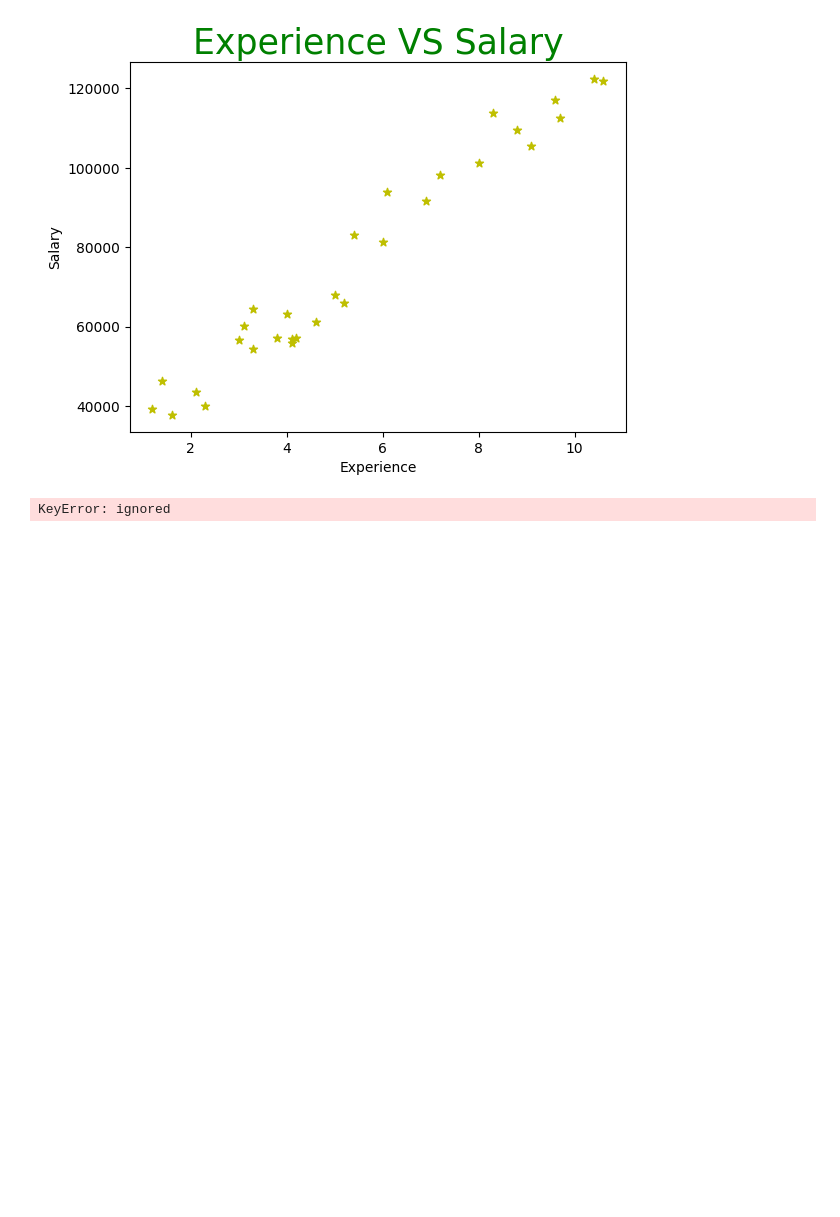
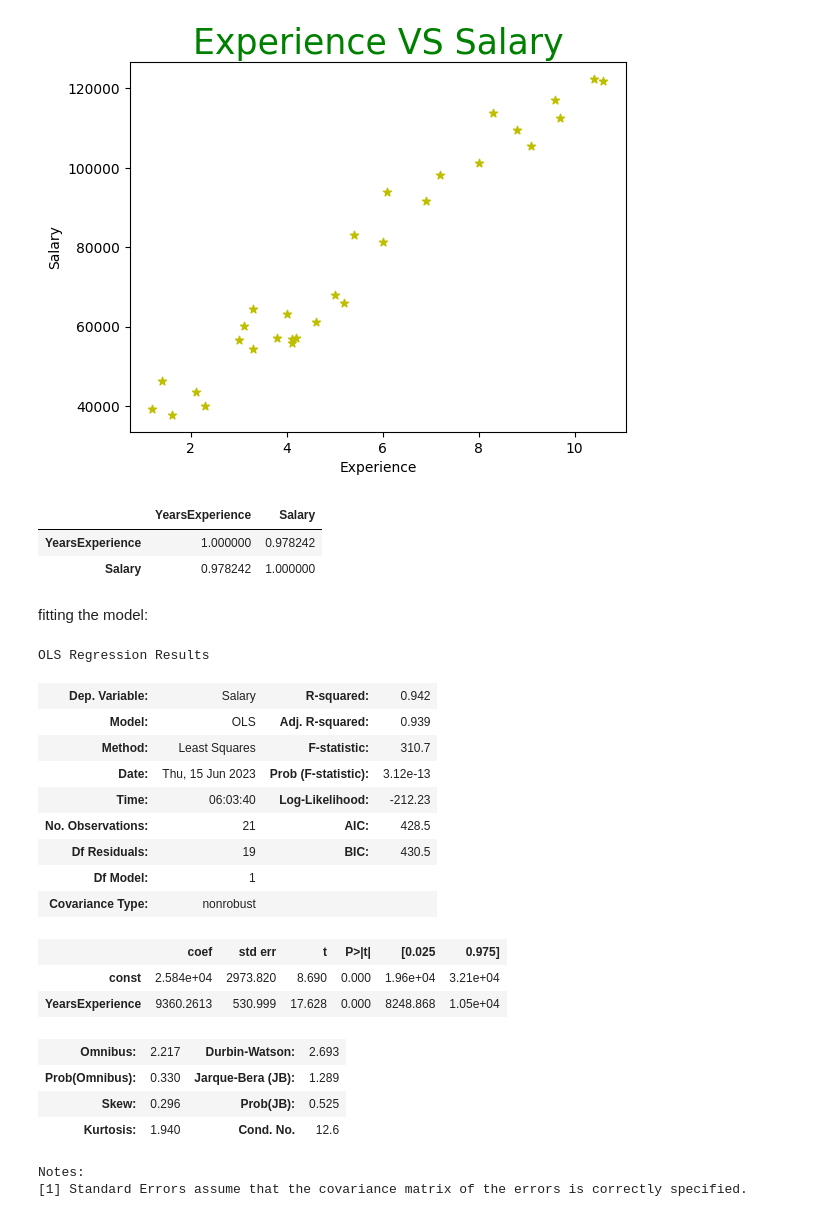
Before and after one commit to Inferno-coder/MachineLearning, a Jupyter notebook: Regression_Practice.ipynb, the cells around one changed output. Cells and saved outputs as stored; diff of their text form; code cells hidden in the pictures; blank space fills up the shorter version.

```diff
--- a/Regression_Practice.ipynb
+++ b/Regression_Practice.ipynb
@@ -36,9 +42,38 @@ Text(0, 0.5, 'Salary')
+# %%
+df.corr()
+# %% [output]
+|  | YearsExperience | Salary |
+| YearsExperience | 1.000000 | 0.978242 |
+| Salary | 0.978242 | 1.000000 |
 # %%
-x=np.array(df.YearsExperience)
-y=np.array(df.Salary)
-Xtrain,Xtest,Ytrain,Ytest=train_test_split(x,y,test_size=0.2,random_state=0)
-model=LinearRegression()
-model.fit(Xtrain,Xtest)
-#model.pedict(Ytrain)
+from numpy.random.mtrand import random_sample
+X=df['YearsExperience']
+y=df['Salary']
+Xtrain,Xtest,Ytrain,Ytest=train_test_split(X,y,test_size=0.3,random_state=0)
-# %% [output]
-KeyError: ignored
+# %% [markdown]
+fitting the model:
+# %%
+Xtrain_sm=sm.add_constant(Xtrain)
+model=sm.OLS(Ytrain,Xtrain_sm).fit()
+# %%
+model.summary()
+# %% [output]
+OLS Regression Results
+| Dep. Variable: | Salary | R-squared: | 0.942 |
+| Model: | OLS | Adj. R-squared: | 0.939 |
+| Method: | Least Squares | F-statistic: | 310.7 |
+| Date: | Thu, 15 Jun 2023 | Prob (F-statistic): | 3.12e-13 |
+| Time: | 06:03:40 | Log-Likelihood: | -212.23 |
+| No. Observations: | 21 | AIC: | 428.5 |
+| Df Residuals: | 19 | BIC: | 430.5 |
+| Df Model: | 1 |  |  |
+| Covariance Type: | nonrobust |  |  |
+|  | coef | std err | t | P>|t| | [0.025 | 0.975] |
+| const | 2.584e+04 | 2973.820 | 8.690 | 0.000 | 1.96e+04 | 3.21e+04 |
+| YearsExperience | 9360.2613 | 530.999 | 17.628 | 0.000 | 8248.868 | 1.05e+04 |
+| Omnibus: | 2.217 | Durbin-Watson: | 2.693 |
+| Prob(Omnibus): | 0.330 | Jarque-Bera (JB): | 1.289 |
+| Skew: | 0.296 | Prob(JB): | 0.525 |
+| Kurtosis: | 1.940 | Cond. No. | 12.6 |
+Notes:
+[1] Standard Errors assume that the covariance matrix of the errors is correctly specified.
```
Also changed, not shown: parts of 11 cells of this notebook.
